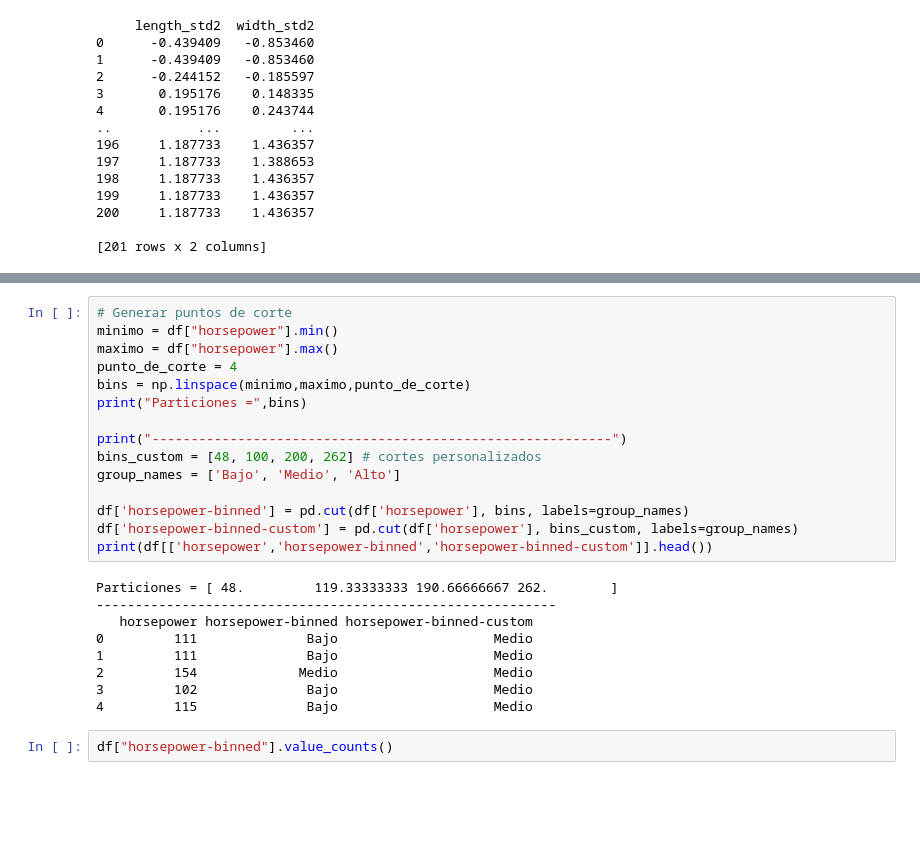
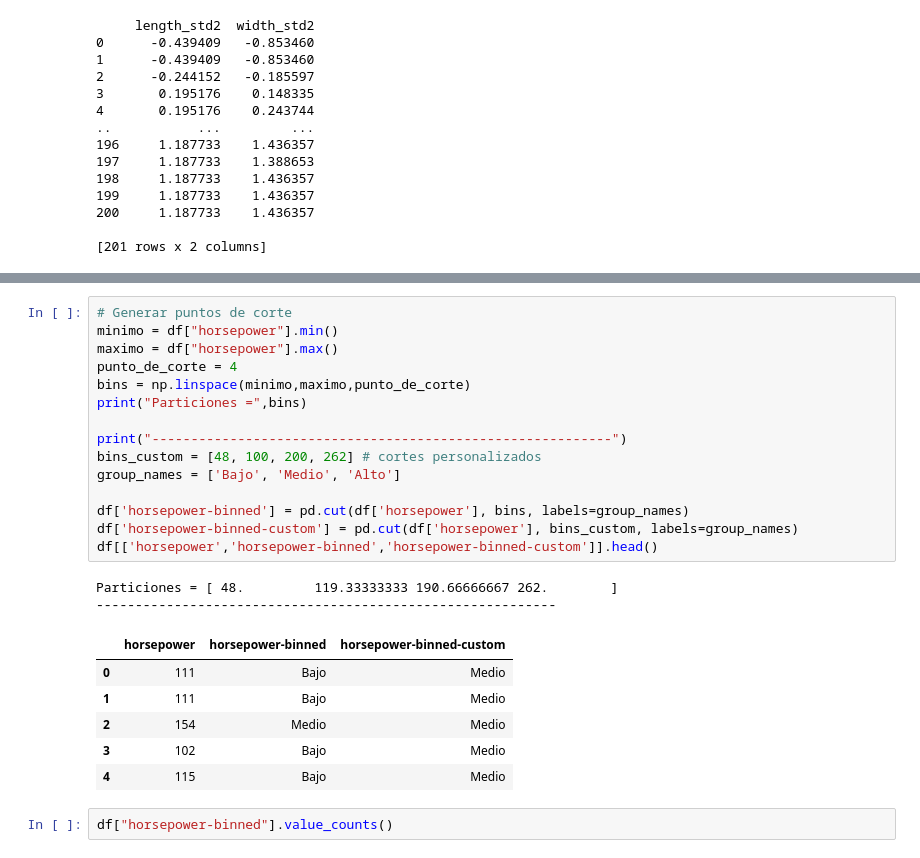
Before and after one commit to jgomezz/cpe_ciencia_datos_python, a Jupyter notebook: mod3_analitica_datos_python/semana_01_transformacion_datos.ipynb, the cells around one changed output, grey strips where cells are left out. Drawn from its saved outputs; the diff is of its cells as text; blank space fills up the shorter version.

```diff
--- a/mod3_analitica_datos_python/semana_01_transformacion_datos.ipynb
+++ b/mod3_analitica_datos_python/semana_01_transformacion_datos.ipynb
@@ -1089,27 +1067,27 @@ Text(0.5, 1.0, 'horsepower bins')
 # %%
 # Generar puntos de corte
 minimo = df["horsepower"].min()
 maximo = df["horsepower"].max()
 punto_de_corte = 4
 bins = np.linspace(minimo,maximo,punto_de_corte)
 print("Particiones =",bins)
 
 print("-----------------------------------------------------------")
 bins_custom = [48, 100, 200, 262] # cortes personalizados
 group_names = ['Bajo', 'Medio', 'Alto']
 
 df['horsepower-binned'] = pd.cut(df['horsepower'], bins, labels=group_names)
 df['horsepower-binned-custom'] = pd.cut(df['horsepower'], bins_custom, labels=group_names)
-print(df[['horsepower','horsepower-binned','horsepower-binned-custom']].head())
+df[['horsepower','horsepower-binned','horsepower-binned-custom']].head()
 # %% [output]
 Particiones = [ 48.         119.33333333 190.66666667 262.        ]
 -----------------------------------------------------------
-   horsepower horsepower-binned horsepower-binned-custom
-0         111              Bajo                    Medio
-1         111              Bajo                    Medio
-2         154             Medio                    Medio
-3         102              Bajo                    Medio
-4         115              Bajo                    Medio
+|  | horsepower | horsepower-binned | horsepower-binned-custom |
+| 0 | 111 | Bajo | Medio |
+| 1 | 111 | Bajo | Medio |
+| 2 | 154 | Medio | Medio |
+| 3 | 102 | Bajo | Medio |
+| 4 | 115 | Bajo | Medio |
 # %%
 df["horsepower-binned"].value_counts()
 # %% [output]
```
Also changed, not shown: parts of 19 cells of this notebook, 1 other file.
